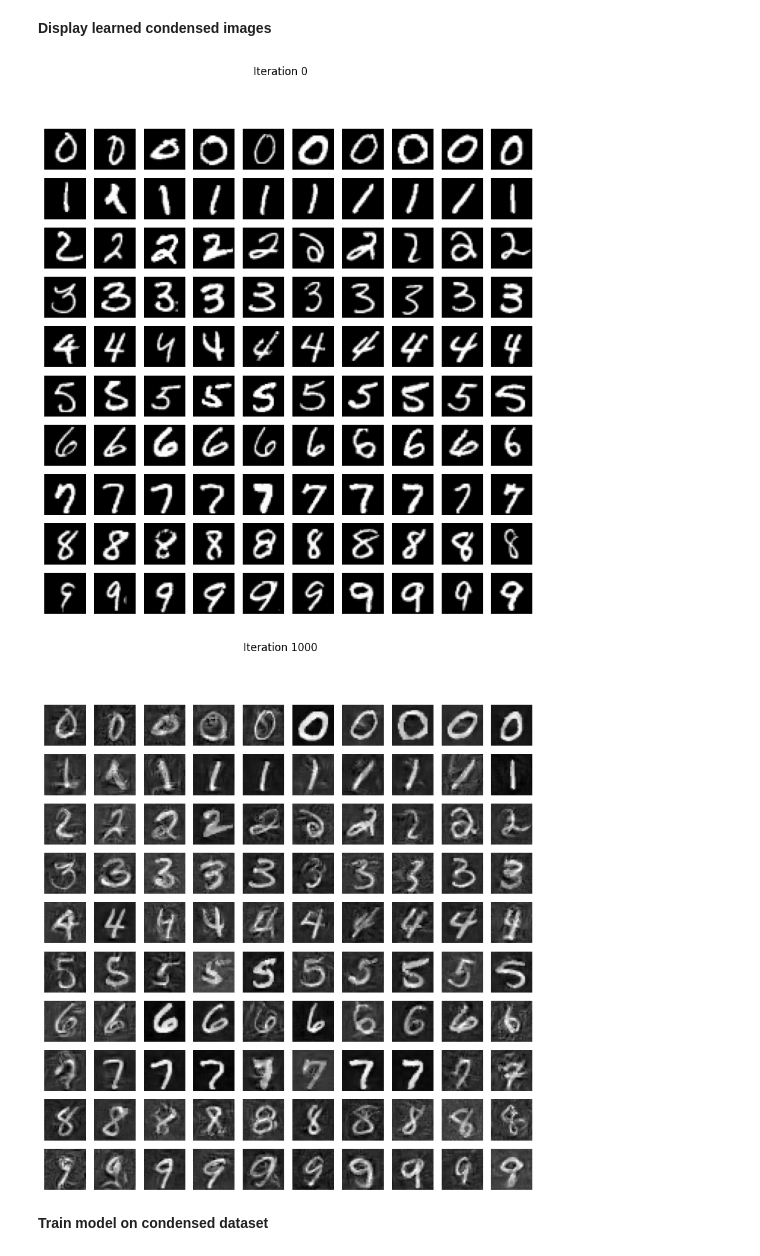
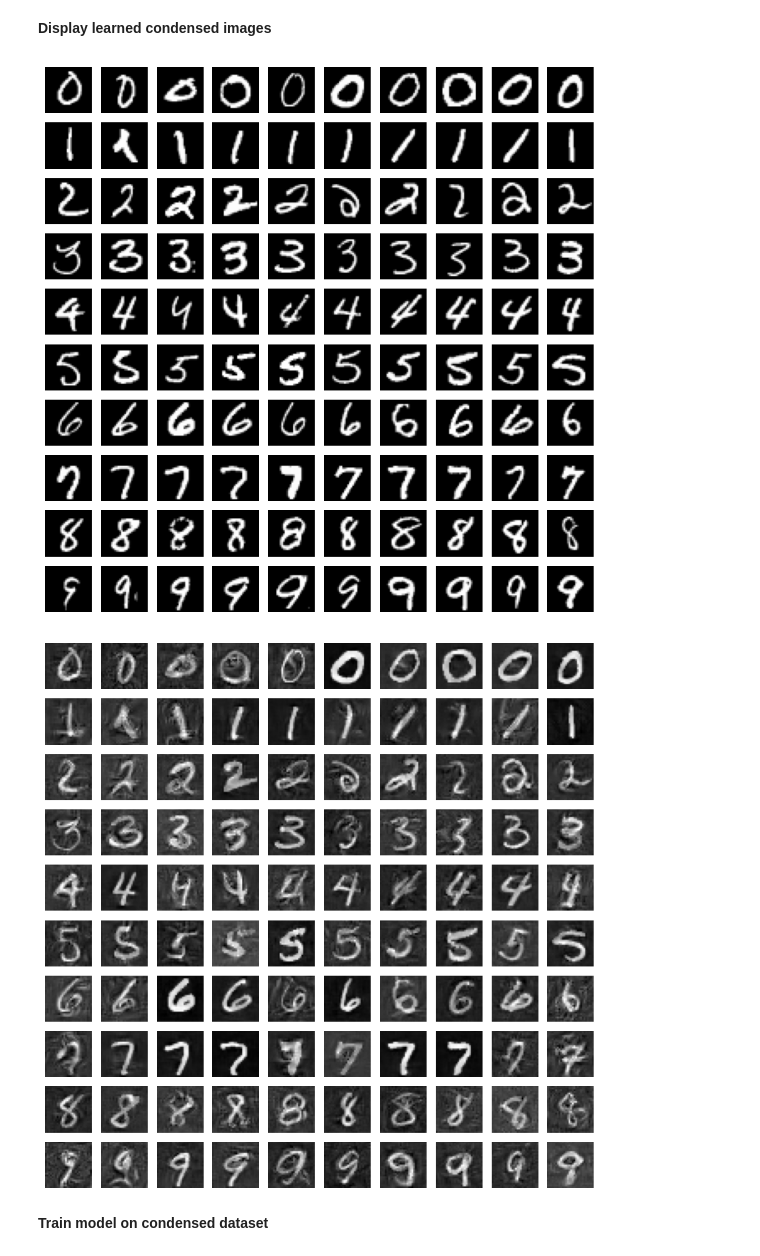
Before and after one commit to sunhuanhuan920/ECE1512_2023F_ProjectRepo_Zhenhuan_Sun, a Jupyter notebook: Project B/Task_2.ipynb, the cells around one changed output. Saved outputs shown, nothing was run; the diff lists cells and outputs as text; code cells hidden in the pictures.

```diff
--- a/Project B/Task_2.ipynb
+++ b/Project B/Task_2.ipynb
@@ -617,27 +617,30 @@ for it in range(0, Iteration):
 # %%
 # Load the synthetic dataset
 synthetic_data = torch.load('/content/drive/MyDrive/Colab Notebooks/ECE1512/Project B/Task2_Synthetic_Dataset/Task2_Dataset.pt')
 
 synthetic_images = {
-    'Iteration 0': synthetic_data[0][0],
-    'Iteration 1000': synthetic_data[10][0]
+    'Iteration_0': synthetic_data[0][0],
+    'Iteration_1000': synthetic_data[10][0]
 }
 
 # Plot
 for iteration, synthetic_images in synthetic_images.items():
 
     fig, axes = plt.subplots(nrows=num_classes, ncols=ipc, figsize=(ipc, num_classes))
-    fig.suptitle(iteration)
+    # fig.suptitle(iteration)
 
     for i, ax in enumerate(axes.flat):
         img = synthetic_images[i].numpy().squeeze()
         ax.imshow(img, cmap='gray')
         ax.axis('off')
     print("\n")
+
+    plt.savefig(f'/content/drive/MyDrive/Colab Notebooks/ECE1512/Project B/Figures/T2_2a_MNIST_{iteration}.png', dpi=300, bbox_inches='tight')
+
     plt.show()
 # %% [output]
-[figure, old version]
+[figure, new version]
-[figure, old version]
+[figure, new version]
 # %% [markdown]
 **Train model on condensed dataset**
 # %%
```
Also changed, not shown: parts of 9 cells of this notebook.
